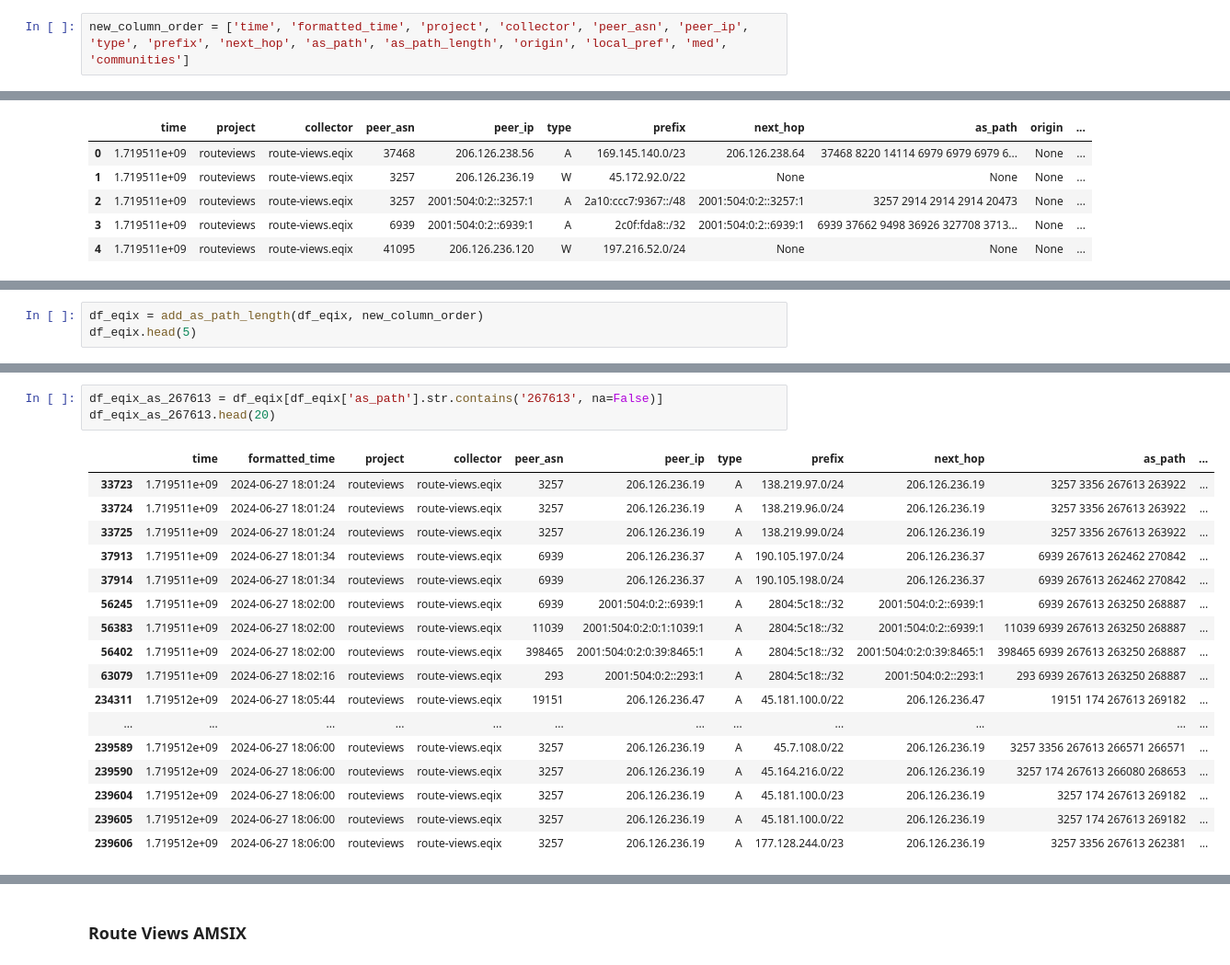
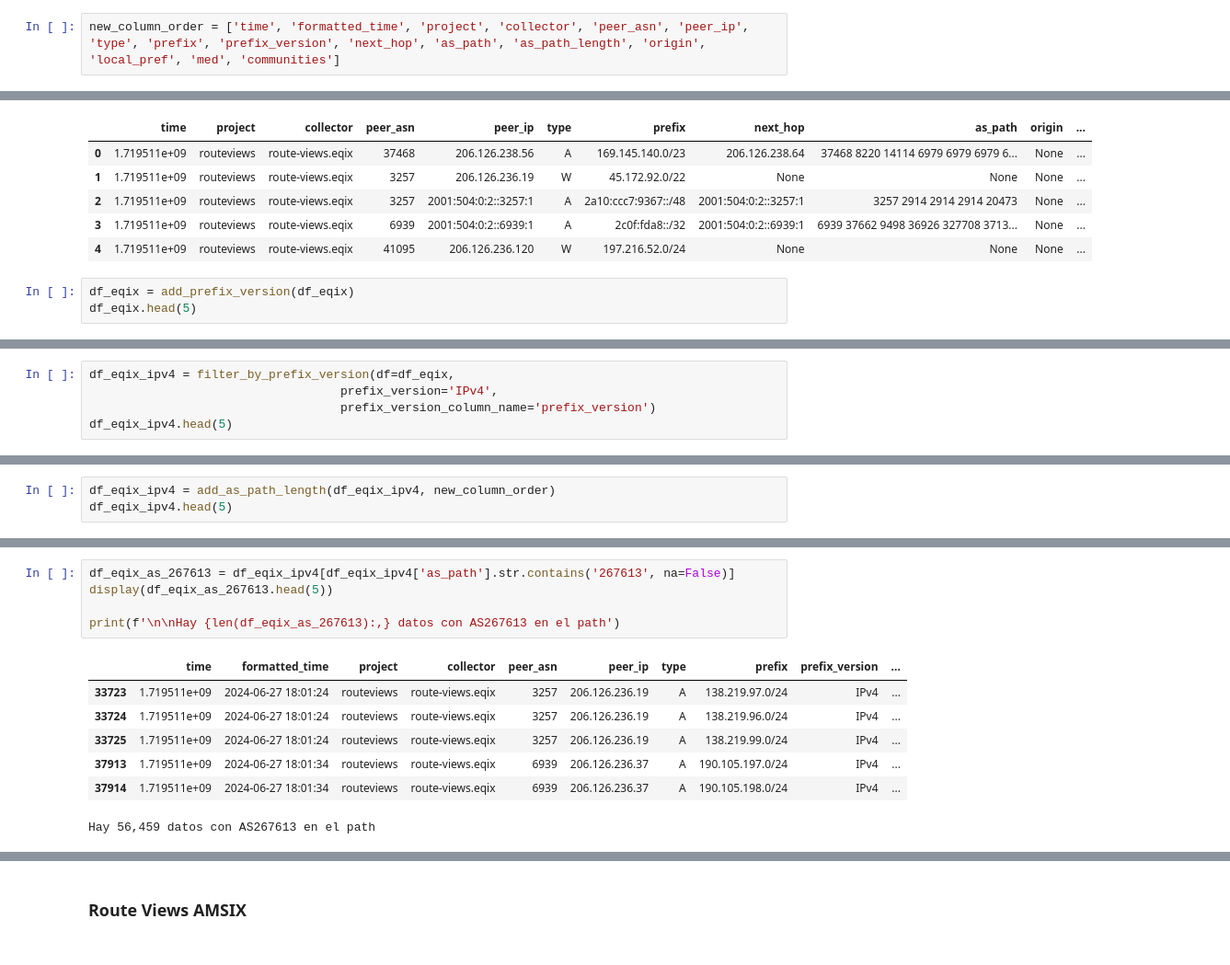
Before and after one commit to Proyecto-Integragor-Equipo-52/BGP-Hijacking-detection, a Jupyter notebook: notebooks/EDA_Chris.ipynb, the cells around one changed output, grey strips where cells are left out. Shown at 92% size. Saved outputs shown, nothing was run; the diff lists cells and outputs as text.

```diff
--- a/notebooks/EDA_Chris.ipynb
+++ b/notebooks/EDA_Chris.ipynb
@@ -226,7 +253,7 @@ def add_as_path_length(df_: pd.DataFrame, columns: list):
 # %%
 #pd.set_option('display.max_rows', None) # Mostrar todas las filas cuando se imprime el dataframe
 # %%
-new_column_order = ['time', 'formatted_time', 'project', 'collector', 'peer_asn', 'peer_ip', 'type', 'prefix', 'next_hop', 'as_path', 'as_path_length', 'origin', 'local_pref', 'med', 'communities']
+new_column_order = ['time', 'formatted_time', 'project', 'collector', 'peer_asn', 'peer_ip', 'type', 'prefix', 'prefix_version', 'next_hop', 'as_path', 'as_path_length', 'origin', 'local_pref', 'med', 'communities']
 # %% [markdown]
 ### Route Views EQIX
 # %%
@@ -243,3 +270,6 @@ df_eqix.head(5)
 | 2 | 1.719511e+09 | routeviews | route-views.eqix | 3257 | 2001:504:0:2::3257:1 | A | 2a10:ccc7:9367::/48 | 2001:504:0:2::3257:1 | 3257 2914 2914 2914 20473 | None | ... |
 | 3 | 1.719511e+09 | routeviews | route-views.eqix | 6939 | 2001:504:0:2::6939:1 | A | 2c0f:fda8::/32 | 2001:504:0:2::6939:1 | 6939 37662 9498 36926 327708 3713... | None | ... |
 | 4 | 1.719511e+09 | routeviews | route-views.eqix | 41095 | 206.126.236.120 | W | 197.216.52.0/24 | None | None | None | ... |
+# %%
+df_eqix = add_prefix_version(df_eqix)
+df_eqix.head(5)
@@ -245,0 +285,5 @@ df_eqix.head(5)
+# %%
+df_eqix_ipv4 = filter_by_prefix_version(df=df_eqix,
+                                   prefix_version='IPv4',
+                                   prefix_version_column_name='prefix_version')
+df_eqix_ipv4.head(5)
@@ -289,4 +360,4 @@ display(eqix_null_stats)
 # %%
-df_eqix = add_as_path_length(df_eqix, new_column_order)
-df_eqix.head(5)
+df_eqix_ipv4 = add_as_path_length(df_eqix_ipv4, new_column_order)
+df_eqix_ipv4.head(5)
 # %% [output]
@@ -311,22 +389,14 @@ df_eqix[df_eqix['prefix'].isin(['1.1.1.1/32','1.1.1.1/24'])]
 # %%
-df_eqix_as_267613 = df_eqix[df_eqix['as_path'].str.contains('267613', na=False)]
-df_eqix_as_267613.head(20)
+df_eqix_as_267613 = df_eqix_ipv4[df_eqix_ipv4['as_path'].str.contains('267613', na=False)]
+display(df_eqix_as_267613.head(5))
+
+print(f'\n\nHay {len(df_eqix_as_267613):,} datos con AS267613 en el path')
 # %% [output]
-|  | time | formatted_time | project | collector | peer_asn | peer_ip | type | prefix | next_hop | as_path | ... |
-| 33723 | 1.719511e+09 | 2024-06-27 18:01:24 | routeviews | route-views.eqix | 3257 | 206.126.236.19 | A | 138.219.97.0/24 | 206.126.236.19 | 3257 3356 267613 263922 | ... |
-| 33724 | 1.719511e+09 | 2024-06-27 18:01:24 | routeviews | route-views.eqix | 3257 | 206.126.236.19 | A | 138.219.96.0/24 | 206.126.236.19 | 3257 3356 267613 263922 | ... |
-| 33725 | 1.719511e+09 | 2024-06-27 18:01:24 | routeviews | route-views.eqix | 3257 | 206.126.236.19 | A | 138.219.99.0/24 | 206.126.236.19 | 3257 3356 267613 263922 | ... |
-| 37913 | 1.719511e+09 | 2024-06-27 18:01:34 | routeviews | route-views.eqix | 6939 | 206.126.236.37 | A | 190.105.197.0/24 | 206.126.236.37 | 6939 267613 262462 270842 | ... |
-| 37914 | 1.719511e+09 | 2024-06-27 18:01:34 | routeviews | route-views.eqix | 6939 | 206.126.236.37 | A | 190.105.198.0/24 | 206.126.236.37 | 6939 267613 262462 270842 | ... |
-| 56245 | 1.719511e+09 | 2024-06-27 18:02:00 | routeviews | route-views.eqix | 6939 | 2001:504:0:2::6939:1 | A | 2804:5c18::/32 | 2001:504:0:2::6939:1 | 6939 267613 263250 268887 | ... |
-| 56383 | 1.719511e+09 | 2024-06-27 18:02:00 | routeviews | route-views.eqix | 11039 | 2001:504:0:2:0:1:1039:1 | A | 2804:5c18::/32 | 2001:504:0:2::6939:1 | 11039 6939 267613 263250 268887 | ... |
-| 56402 | 1.719511e+09 | 2024-06-27 18:02:00 | routeviews | route-views.eqix | 398465 | 2001:504:0:2:0:39:8465:1 | A | 2804:5c18::/32 | 2001:504:0:2:0:39:8465:1 | 398465 6939 267613 263250 268887 | ... |
-| 63079 | 1.719511e+09 | 2024-06-27 18:02:16 | routeviews | route-views.eqix | 293 | 2001:504:0:2::293:1 | A | 2804:5c18::/32 | 2001:504:0:2::293:1 | 293 6939 267613 263250 268887 | ... |
-| 234311 | 1.719512e+09 | 2024-06-27 18:05:44 | routeviews | route-views.eqix | 19151 | 206.126.236.47 | A | 45.181.100.0/22 | 206.126.236.47 | 19151 174 267613 269182 | ... |
-| ... | ... | ... | ... | ... | ... | ... | ... | ... | ... | ... | ... |
-| 239589 | 1.719512e+09 | 2024-06-27 18:06:00 | routeviews | route-views.eqix | 3257 | 206.126.236.19 | A | 45.7.108.0/22 | 206.126.236.19 | 3257 3356 267613 266571 266571 | ... |
-| 239590 | 1.719512e+09 | 2024-06-27 18:06:00 | routeviews | route-views.eqix | 3257 | 206.126.236.19 | A | 45.164.216.0/22 | 206.126.236.19 | 3257 174 267613 266080 268653 | ... |
-| 239604 | 1.719512e+09 | 2024-06-27 18:06:00 | routeviews | route-views.eqix | 3257 | 206.126.236.19 | A | 45.181.100.0/23 | 206.126.236.19 | 3257 174 267613 269182 | ... |
-| 239605 | 1.719512e+09 | 2024-06-27 18:06:00 | routeviews | route-views.eqix | 3257 | 206.126.236.19 | A | 45.181.100.0/22 | 206.126.236.19 | 3257 174 267613 269182 | ... |
-| 239606 | 1.719512e+09 | 2024-06-27 18:06:00 | routeviews | route-views.eqix | 3257 | 206.126.236.19 | A | 177.128.244.0/23 | 206.126.236.19 | 3257 3356 267613 262381 | ... |
+|  | time | formatted_time | project | collector | peer_asn | peer_ip | type | prefix | prefix_version | ... |
+| 33723 | 1.719511e+09 | 2024-06-27 18:01:24 | routeviews | route-views.eqix | 3257 | 206.126.236.19 | A | 138.219.97.0/24 | IPv4 | ... |
+| 33724 | 1.719511e+09 | 2024-06-27 18:01:24 | routeviews | route-views.eqix | 3257 | 206.126.236.19 | A | 138.219.96.0/24 | IPv4 | ... |
+| 33725 | 1.719511e+09 | 2024-06-27 18:01:24 | routeviews | route-views.eqix | 3257 | 206.126.236.19 | A | 138.219.99.0/24 | IPv4 | ... |
+| 37913 | 1.719511e+09 | 2024-06-27 18:01:34 | routeviews | route-views.eqix | 6939 | 206.126.236.37 | A | 190.105.197.0/24 | IPv4 | ... |
+| 37914 | 1.719511e+09 | 2024-06-27 18:01:34 | routeviews | route-views.eqix | 6939 | 206.126.236.37 | A | 190.105.198.0/24 | IPv4 | ... |
+Hay 56,459 datos con AS267613 en el path
 # %%
```
Also changed, not shown: parts of 33 cells of this notebook.
